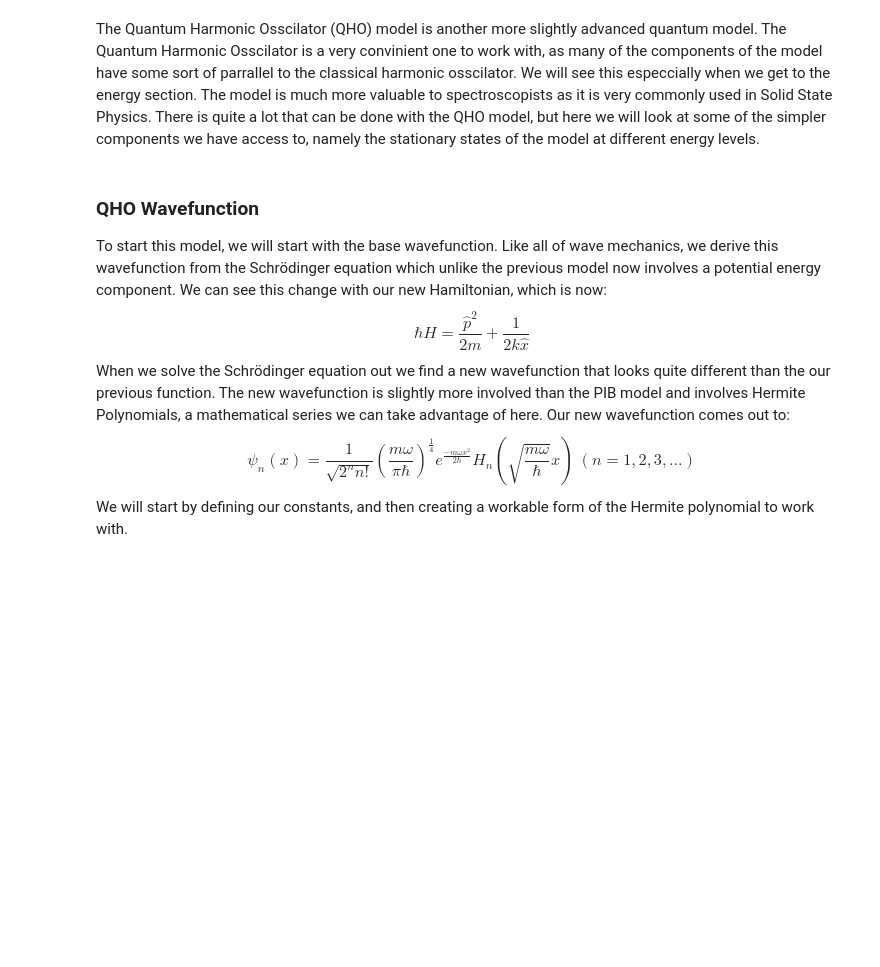
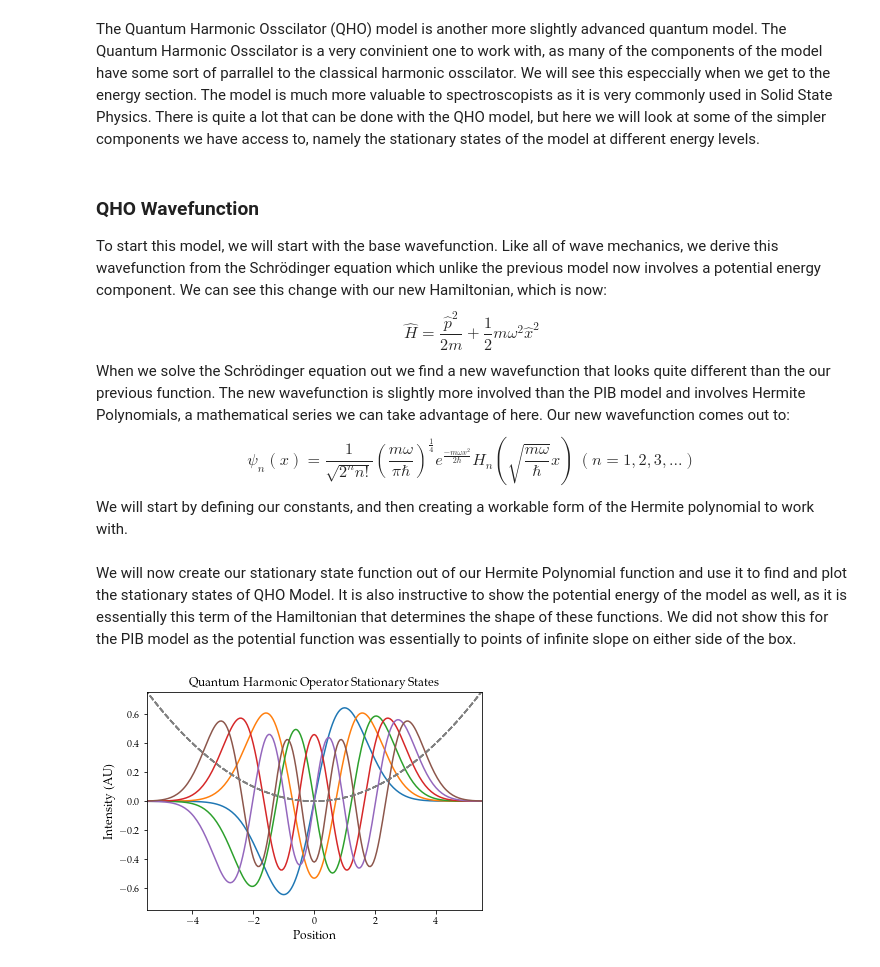
Before and after one commit to jmsieffer/ChemPhysicsMisc, a Jupyter notebook: ChemPhysicsMisc/QuantumModels/QMModels/QMModels.ipynb, the cells around one changed output. Cells and saved outputs as stored; diff of their text form; code cells hidden in the pictures; blank space fills up the shorter version.

Commit message:
QHO Graphs

```diff
--- a/ChemPhysicsMisc/QuantumModels/QMModels/QMModels.ipynb
+++ b/ChemPhysicsMisc/QuantumModels/QMModels/QMModels.ipynb
@@ -158,7 +158,7 @@ The Quantum Harmonic Osscilator (QHO) model is another more slightly advanced qu
 ### QHO Wavefunction
 
 To start this model, we will start with the base wavefunction. Like all of wave mechanics, we derive this wavefunction from the Schrödinger equation which unlike the previous model now involves a potential energy component. We can see this change with our new Hamiltonian, which is now:
-$$  \hbar{H} = \frac{\hat{p}^2}{2m} +\frac{1}{2k\hat{x}} $$
+$$  \hat{H} = \frac{\hat{p}^2}{2m} +\frac{1}{2} m\omega^2 \hat{x}^2 $$
 When we solve the Schrödinger equation out we find a new wavefunction that looks quite different than the our previous function. The new wavefunction is slightly more involved than the PIB model and involves Hermite Polynomials, a mathematical series we can take advantage of here. Our new wavefunction comes out to:
 $$ \psi_n(x) = \frac{1}{\sqrt{2^nn!}}(\frac{m\omega}{\pi\hbar})^{\frac{1}{4}} e^{\frac{-m\omega x^2}{2\hbar}} H_n(\sqrt{\frac{m\omega}{\hbar}}x)  \: (n = 1,2,3,...)$$
 We will start by defining our constants, and then creating a workable form of the Hermite polynomial to work with.
@@ -168,20 +168,41 @@ dxQHO = 0.05 #Distance between points
 xQHO = np.arange(-10,10,dxQHO) #Spacial Distribution
 mQHO = 1 #Mass (AU)
 kQHO = 1 #Spring Constant (AU)
+hbar = 1 #Simplification of Hbar
 omega = np.sqrt(mQHO/kQHO) #Rotational Velocity
+# %% [markdown]
+We will now create our stationary state function out of our Hermite Polynomial function and use it to find and plot the stationary states of QHO Model. It is also instructive to show the potential energy of the model as well, as it is essentially this term of the Hamiltonian that determines the shape of these functions. We did not show this for the PIB model as the potential function was essentially to points of infinite slope on either side of the box.
 # %%
 #Define our hermite polynomial (Thanks to https://chem.libretexts.org/Ancillary_Materials/Interactive_Applications/Jupyter_Notebooks/Quantum_Harmonic_Oscillators_-_Plotting_Eigenstates_(Python_Notebook))
 
 def Hermite(x,n): #Hermite polynomial as a function of position and principle quantum number
-    HermArgument = np.sqrt((mQHO*kQHO)/sc.constants.hbar)
+    HermArgument = np.sqrt((mQHO*kQHO)/hbar)*x
     HermCoefficients = np.zeros(n+1)
     HermCoefficients[n] = 1
     return Herm.hermval(HermArgument,HermCoefficients)
 
 def QHOStationary(n): #Our wavefunction, which as a QHO model can take all >= 0
     NormQHO = 1/(np.sqrt(2**n*np.math.factorial(n)))
-    MidStationary = ((mQHO*omega)/(np.pi * sc.constants.hbar ))**(1/4) * np.exp((-mQHO*omega*xQHO**2)/(2*sc.constants.hbar))
+    MidStationary = ((mQHO*omega)/(np.pi * hbar ))**(1/4) * np.exp((-mQHO*omega*xQHO**2)/(2*hbar))
     return  NormQHO * MidStationary * Hermite(xQHO,n)
 
-#test
-#plt.plot(xQHO,QHOStationary(2))
+def QHO_Potential(x): #Potential Energy of the well
+    return (0.5 * (mQHO*omega**2*xQHO**2)) * 0.05
+
+#Plotting the first 7 stationary states of the QHO model
+fig = plt.subplots() #Plot of Probability Energy Distribution for PIB
+for j in range(1, max(nQHO+1)):
+    plt.plot(xQHO,QHOStationary(j))
+    plt.plot(xQHO,QHO_Potential(xQHO),'--', color = 'grey')
+    plt.xlim(-5.5,5.5)
+    plt.ylim(-.75,.75)
+
+    matplotlib.rcParams['font.serif'] = 'Palatino'
+    matplotlib.rcParams['font.family'] = 'serif'
+
+    #plt.legend(loc = 'upper right')
+    plt.title('Quantum Harmonic Operator Stationary States')
+    plt.xlabel('Position', fontsize = '12')
+    plt.ylabel('Intensity (AU)', fontsize = '12')
+# %% [output]
+[figure, added]
```
Also changed, not shown: parts of 2 cells of this notebook.
